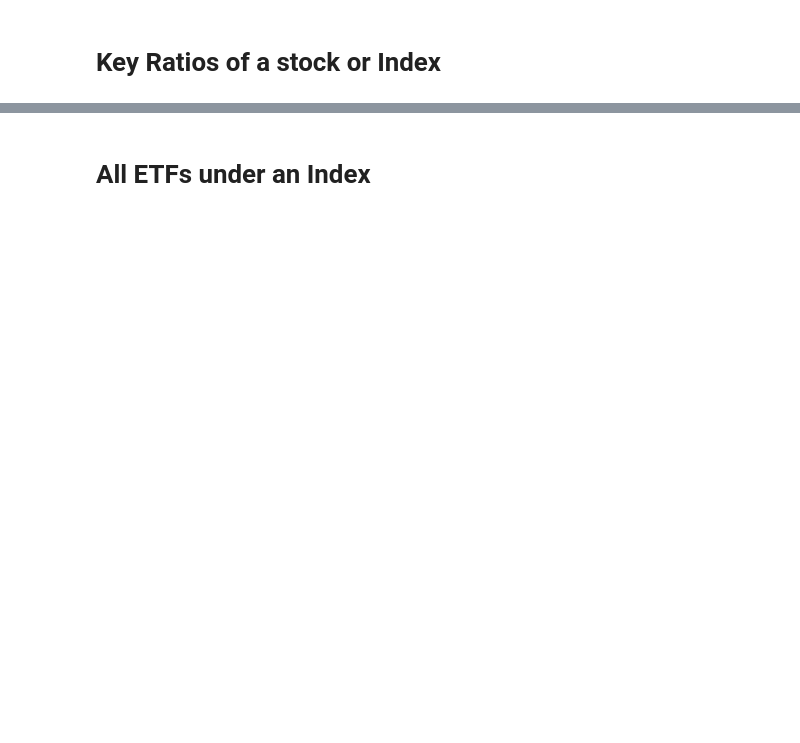
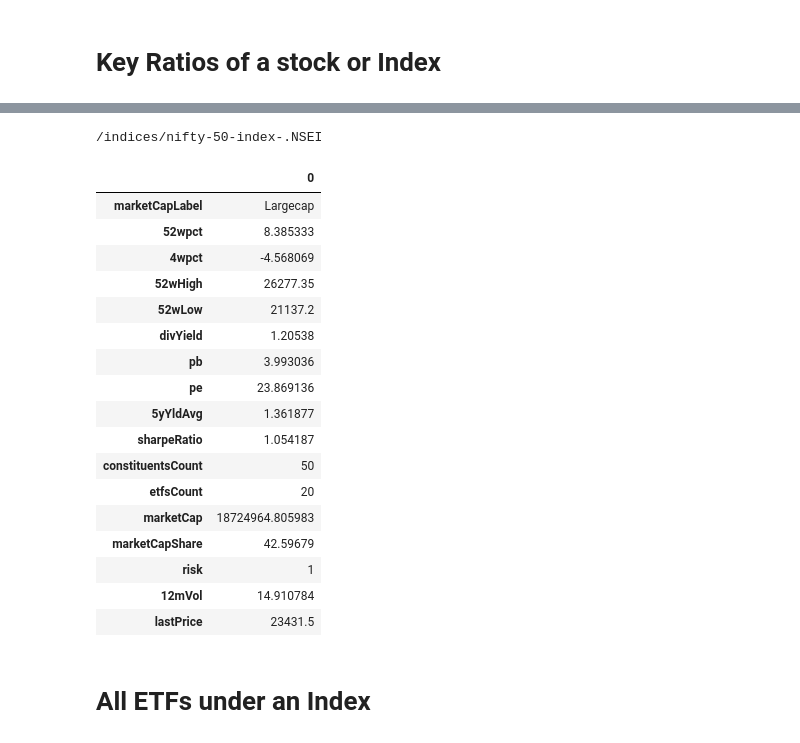
Before and after one commit to Sampad-Hegde/Bharat-SM-Data, a Jupyter notebook: examples/Fundementals_Tickertape.ipynb, the cells around one changed output, grey strips where cells are left out. Saved outputs shown, nothing was run; the diff lists cells and outputs as text; code cells hidden in the pictures; blank space fills up the shorter version.

```diff
--- a/examples/Fundementals_Tickertape.ipynb
+++ b/examples/Fundementals_Tickertape.ipynb
@@ -289,3 +280,28 @@ URL :  /indices/nifty-50-index-.NSEI
+# %%
+_, raw_data = ttp.get_ticker('NIFTY 50')
+slug_url = raw_data[0].get('slug')
+print(slug_url)
+ttp.get_key_ratios(slug_url)
+# %% [output]
+/indices/nifty-50-index-.NSEI
+|  | 0 |
+| marketCapLabel | Largecap |
+| 52wpct | 8.385333 |
+| 4wpct | -4.568069 |
+| 52wHigh | 26277.35 |
+| 52wLow | 21137.2 |
+| divYield | 1.20538 |
+| pb | 3.993036 |
+| pe | 23.869136 |
+| 5yYldAvg | 1.361877 |
+| sharpeRatio | 1.054187 |
+| constituentsCount | 50 |
+| etfsCount | 20 |
+| marketCap | 18724964.805983 |
+| marketCapShare | 42.59679 |
+| risk | 1 |
+| 12mVol | 14.910784 |
+| lastPrice | 23431.5 |
 # %% [markdown]
 # All ETFs under an Index
 # %%
```
Also changed, not shown: parts of 20 cells of this notebook, 9 other files.
